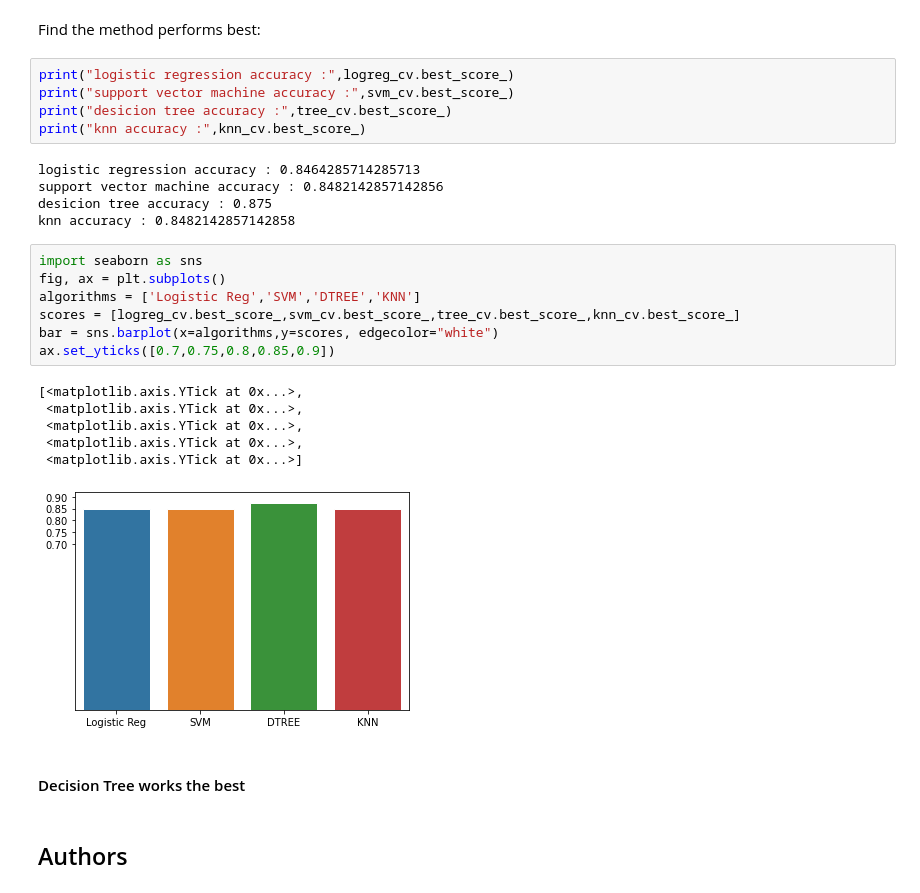
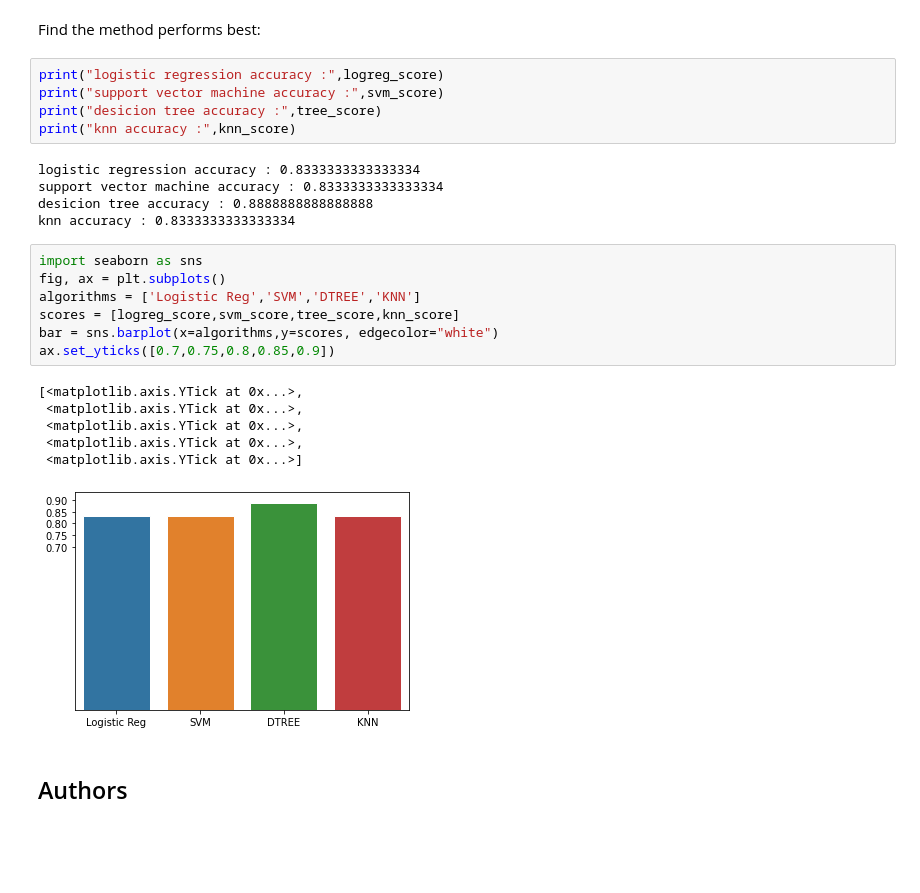
Before and after one commit to merkol/IBM-Data-Science-Project, a Jupyter notebook: Machine Learning Prediction.ipynb, the cells around one changed output. Drawn from its saved outputs; the diff is of its cells as text; blank space fills up the shorter version.

```diff
--- a/Machine Learning Prediction.ipynb
+++ b/Machine Learning Prediction.ipynb
@@ -340,31 +334,29 @@ plot_confusion_matrix(Y_test,yhat)
 # %% [markdown]
 Find the method performs best:
 # %%
-print("logistic regression accuracy :",logreg_cv.best_score_)
-print("support vector machine accuracy :",svm_cv.best_score_)
-print("desicion tree accuracy :",tree_cv.best_score_)
-print("knn accuracy :",knn_cv.best_score_)
+print("logistic regression accuracy :",logreg_score)
+print("support vector machine accuracy :",svm_score)
+print("desicion tree accuracy :",tree_score)
+print("knn accuracy :",knn_score)
 # %% [output]
-logistic regression accuracy : 0.8464285714285713
-support vector machine accuracy : 0.8482142857142856
-desicion tree accuracy : 0.875
-knn accuracy : 0.8482142857142858
+logistic regression accuracy : 0.8333333333333334
+support vector machine accuracy : 0.8333333333333334
+desicion tree accuracy : 0.8888888888888888
+knn accuracy : 0.8333333333333334
 # %%
 import seaborn as sns
 fig, ax = plt.subplots()
 algorithms = ['Logistic Reg','SVM','DTREE','KNN']
-scores = [logreg_cv.best_score_,svm_cv.best_score_,tree_cv.best_score_,knn_cv.best_score_]
+scores = [logreg_score,svm_score,tree_score,knn_score]
 bar = sns.barplot(x=algorithms,y=scores, edgecolor="white")
 ax.set_yticks([0.7,0.75,0.8,0.85,0.9])
 # %% [output]
 [<matplotlib.axis.YTick at 0x...>,
  <matplotlib.axis.YTick at 0x...>,
  <matplotlib.axis.YTick at 0x...>,
  <matplotlib.axis.YTick at 0x...>,
  <matplotlib.axis.YTick at 0x...>]
-[figure, old version]
+[figure, new version]
-# %% [markdown]
-#### Decision Tree works the best
 # %% [markdown]
 ## Authors
 # %% [markdown]
```
Also changed, not shown: parts of 5 cells of this notebook.
